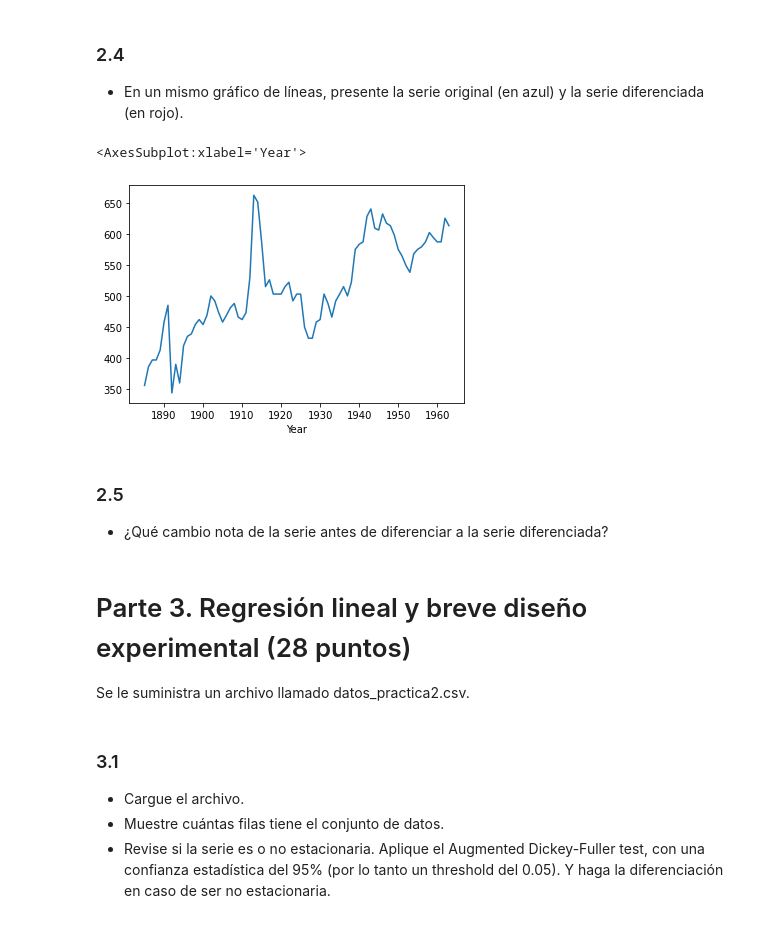
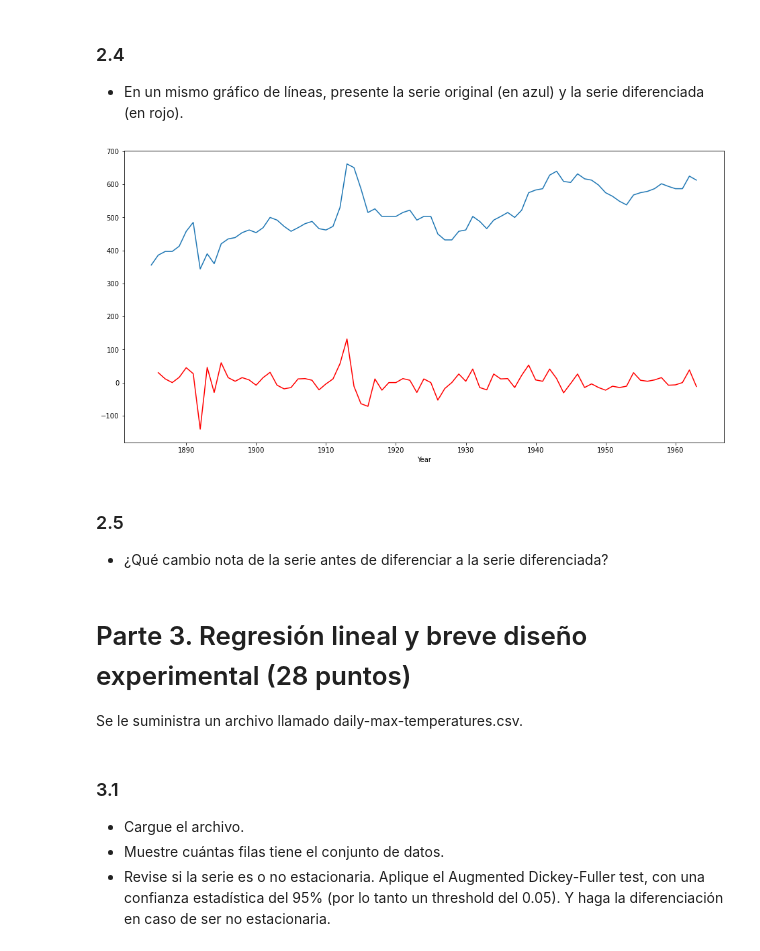
Before and after one commit to joseSalazar4/ExperimentalLinearRegression, a Jupyter notebook: Experimental_Linear_Regression.ipynb, the cells around one changed output. Cells and saved outputs as stored; diff of their text form; code cells hidden in the pictures.

```diff
--- a/Experimental_Linear_Regression.ipynb
+++ b/Experimental_Linear_Regression.ipynb
@@ -293,0 +293,17 @@ Valor crítico: -2.900395
+# %%
+waterSeriesDiff = waterSeries - waterSeries.shift(1)
+
+# print(waterSeries)
+# print(waterSeriesDiff)
+
+# print(waterSeries.values[-1])
+
+temps = waterSeries.values
+
+for i in range(0,waterSeries.size):
+    print(str(temps[i])+'-'+str(temps[i-1]) + '=' + str(temps[i]-temps[i-1]))
+
+waterSeriesDiff.dropna(inplace=True)
+adfResult = adfuller(waterSeriesDiff)
+print('Estadístico: %f' %adfResult[0])
+print('Valor crítico: %f' %adfResult[4]['5%'])
@@ -295,11 +329,13 @@ Valor crítico: -2.900395
 ### 2.4
 
 - En un mismo gráfico de líneas, presente la serie original (en azul) y la serie diferenciada (en rojo).
-# %%
-waterSeries.plot()
-# %% [output]
-<AxesSubplot:xlabel='Year'>
-[figure, removed]
+# %%
+figure(figsize=(16,8))
+waterSeries.plot()
+waterSeriesDiff.plot(color='red')
+plt.show()
+# %% [output]
+[figure, added]
 # %% [markdown]
 ### 2.5
 
@@ -307,4 +343,4 @@ waterSeries.plot()
 # %% [markdown]
 # Parte 3.  Regresión lineal y breve diseño experimental  (28 puntos)
 
-Se le suministra un archivo llamado datos_practica2.csv.
+Se le suministra un archivo llamado daily-max-temperatures.csv.
```
Also changed, not shown: parts of 10 cells of this notebook.
